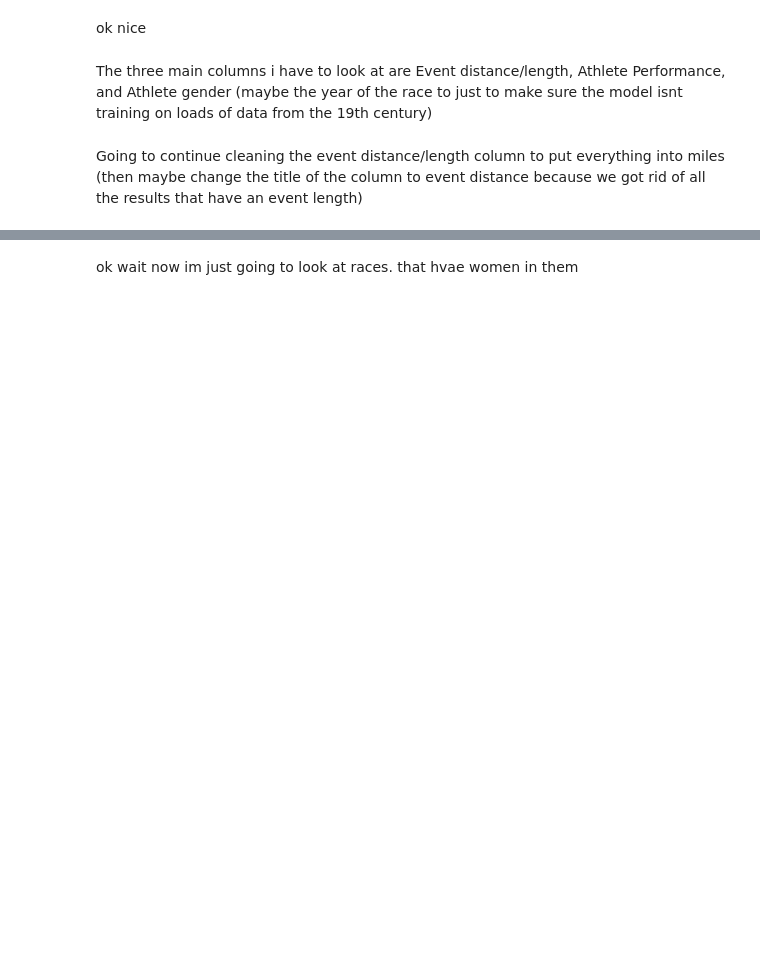
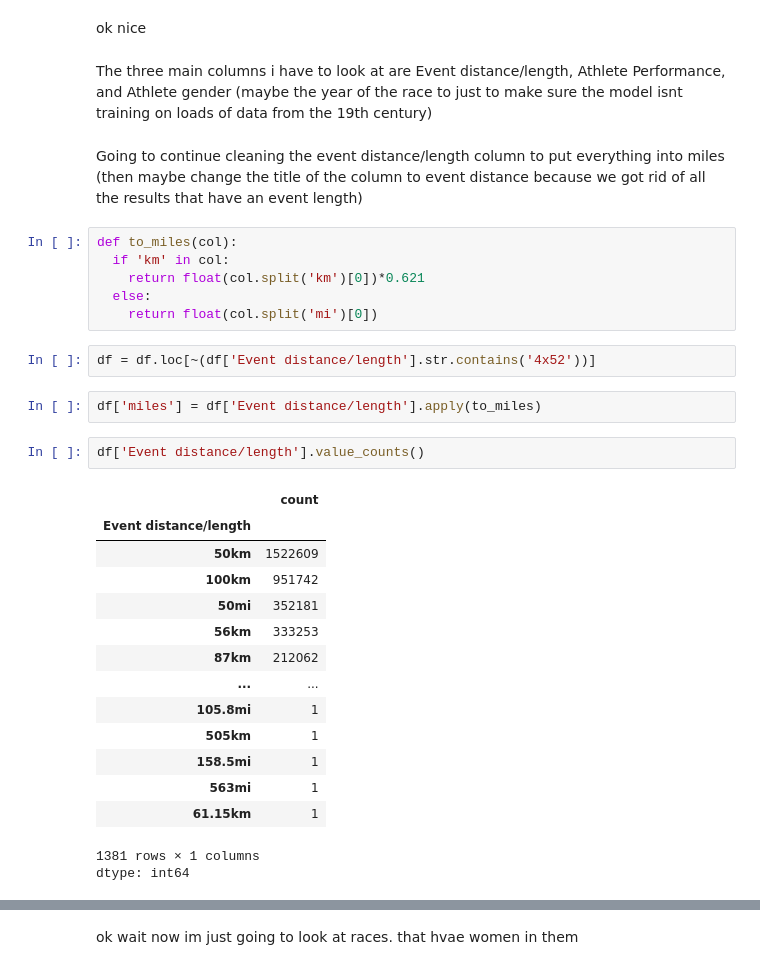
Before and after one commit to kendall-lucas25/women_endurance, a Jupyter notebook: DTSC_220_Final.ipynb, the cells around one changed output, grey strips where cells are left out. Saved outputs shown, nothing was run; the diff lists cells and outputs as text; blank space fills up the shorter version.

```diff
--- a/DTSC_220_Final.ipynb
+++ b/DTSC_220_Final.ipynb
@@ -352,3 +353,31 @@ ok nice
 The three main columns i have to look at are Event distance/length, Athlete Performance, and Athlete gender (maybe the year of the race to just to make sure the model isnt training on loads of data from the 19th century)
 # %% [markdown]
 Going to continue cleaning the event distance/length column to put everything into miles (then maybe change the title of the column to event distance because we got rid of all the results that have an event length)
+# %%
+def to_miles(col):
+  if 'km' in col:
+    return float(col.split('km')[0])*0.621
+  else:
+    return float(col.split('mi')[0])
+# %%
+df = df.loc[~(df['Event distance/length'].str.contains('4x52'))]
+# %%
+df['miles'] = df['Event distance/length'].apply(to_miles)
+# %%
+df['Event distance/length'].value_counts()
+# %% [output]
+|  | count |
+| Event distance/length |  |
+| 50km | 1522609 |
+| 100km | 951742 |
+| 50mi | 352181 |
+| 56km | 333253 |
+| 87km | 212062 |
+| ... | ... |
+| 105.8mi | 1 |
+| 505km | 1 |
+| 158.5mi | 1 |
+| 563mi | 1 |
+| 61.15km | 1 |
+1381 rows × 1 columns
+dtype: int64
```
Also changed, not shown: parts of 3 cells of this notebook.
